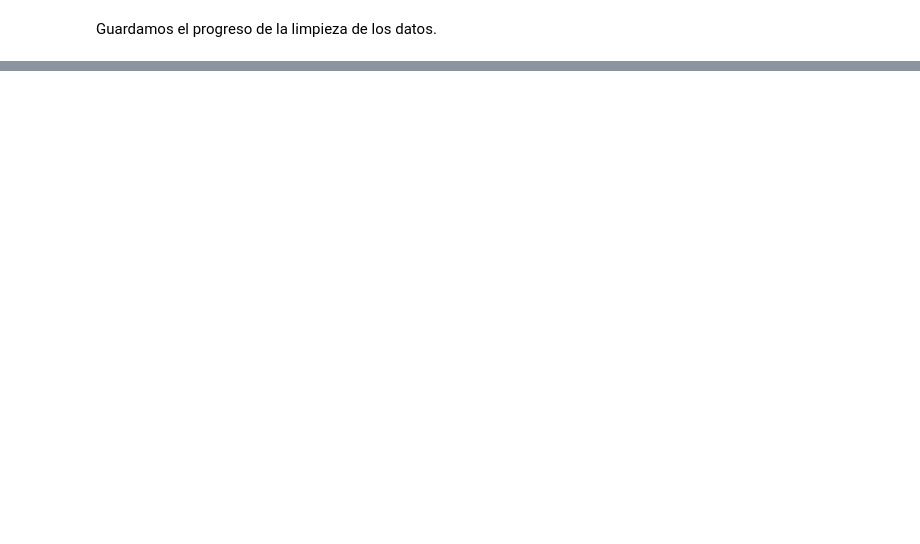
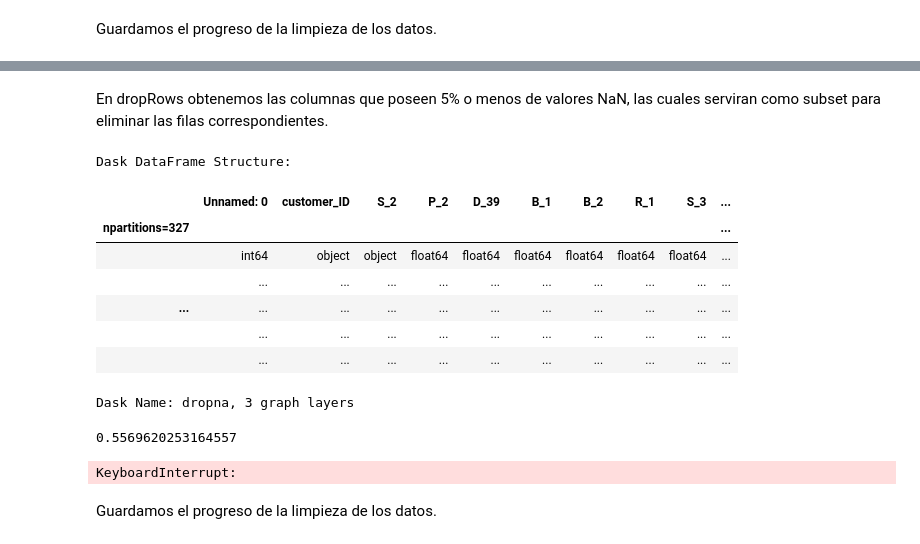
Before and after one commit to new-superuser-alt9193/IA_Avanzada, a Jupyter notebook: wrangling_train_data.ipynb, the cells around one changed output, grey strips where cells are left out. Drawn from its saved outputs; the diff is of its cells as text; code cells hidden in the pictures; blank space fills up the shorter version.

Commit message:
Limpieza de las filas con NaN

```diff
--- a/wrangling_train_data.ipynb
+++ b/wrangling_train_data.ipynb
@@ -120,4 +156,4 @@ trainData.to_csv('./data/temp/20_n_n/')
 # %% [markdown]
 Guardamos el progreso de la limpieza de los datos.
 # %%
-trainData = dd.read_csv('./data/temp/20_n_n/*')
+trainSet = dd.read_csv('./data/temp/20_n_n/*')
@@ -123,0 +162,3 @@ trainData = dd.read_csv('./data/temp/20_n_n/*')
+# %%
+dropRows = trainSet.columns[trainSet.isna().compute().sum()/len(trainSet) <= .05].tolist()
+dropRows
@@ -123,0 +183,14 @@ trainData = dd.read_csv('./data/temp/20_n_n/*')
+# %% [markdown]
+En dropRows obtenemos las columnas que poseen 5% o menos de valores NaN, las cuales serviran como subset para eliminar las filas correspondientes.
+# %%
+trainSet.dropna(subset=dropRows)
+# %% [output]
+Dask DataFrame Structure:
+|  | Unnamed: 0 | customer_ID | S_2 | P_2 | D_39 | B_1 | B_2 | R_1 | S_3 | ... |
+| npartitions=327 |  |  |  |  |  |  |  |  |  | ... |
+|  | int64 | object | object | float64 | float64 | float64 | float64 | float64 | float64 | ... |
+|  | ... | ... | ... | ... | ... | ... | ... | ... | ... | ... |
+| ... | ... | ... | ... | ... | ... | ... | ... | ... | ... | ... |
+|  | ... | ... | ... | ... | ... | ... | ... | ... | ... | ... |
+|  | ... | ... | ... | ... | ... | ... | ... | ... | ... | ... |
+Dask Name: dropna, 3 graph layers
@@ -123,0 +199,10 @@ trainData = dd.read_csv('./data/temp/20_n_n/*')
+# %%
+len(nansColumns)/len(trainSet.columns) #0.6387434554973822, 0.5605095541401274, 0.5569620253164557
+# %% [output]
+0.5569620253164557
+# %%
+trainSet.to_csv('./data/temp/20_n_5/')
+# %% [output]
+KeyboardInterrupt:
+# %% [markdown]
+Guardamos el progreso de la limpieza de los datos.
```
Also changed, not shown: parts of 9 cells of this notebook.
